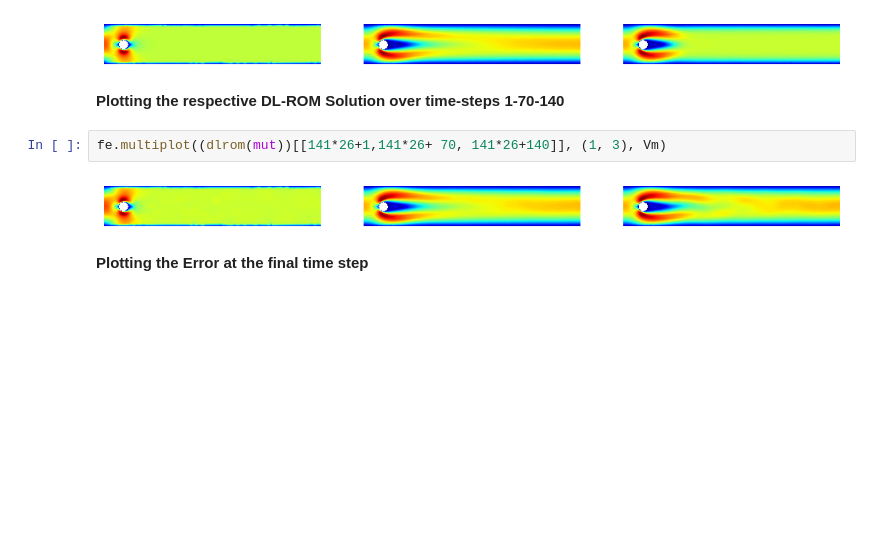
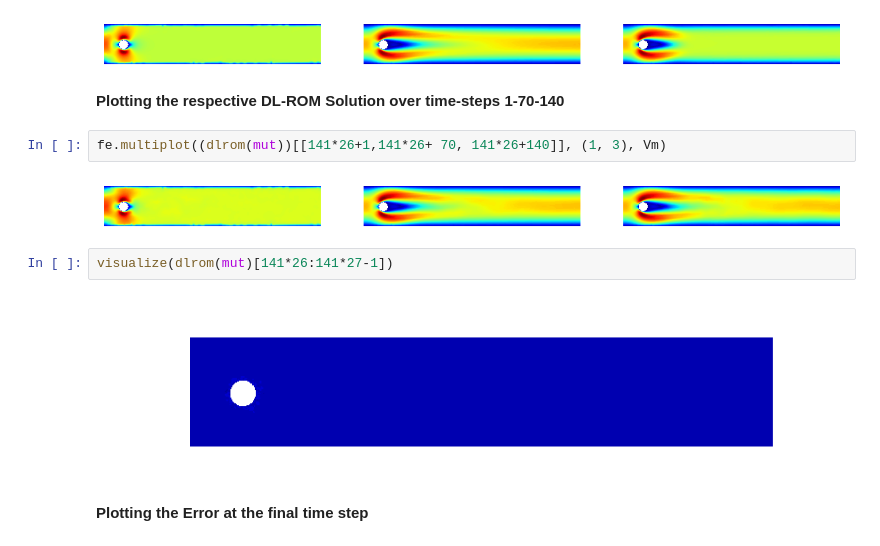
Before and after one commit to LuigiPagani/DL-ROM-for-Navier-Stokes, a Jupyter notebook: NAML_Project.ipynb, the cells around one changed output. Drawn from its saved outputs; the diff is of its cells as text; blank space fills up the shorter version.

```diff
--- a/NAML_Project.ipynb
+++ b/NAML_Project.ipynb
@@ -426,6 +517,10 @@ fe.multiplot(u[[141*26+1,141*26+ 70, 141*26+14]], (1, 3), Vm)
 fe.multiplot((dlrom(mut))[[141*26+1,141*26+ 70, 141*26+140]], (1, 3), Vm)
 # %% [output]
 [figure]
+# %%
+visualize(dlrom(mut)[141*26:141*27-1])
+# %% [output]
+[figure, added]
 # %% [markdown]
 **Plotting the Error at the final time step**
 # %%
```
Also changed, not shown: parts of 6 cells of this notebook.
